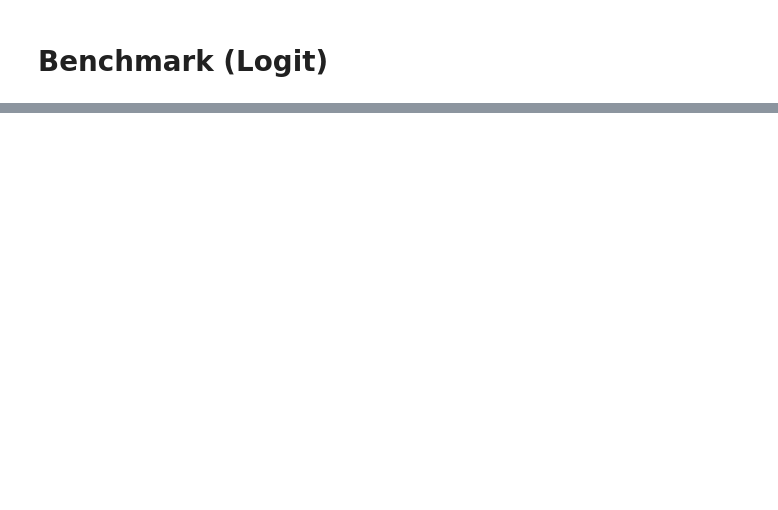
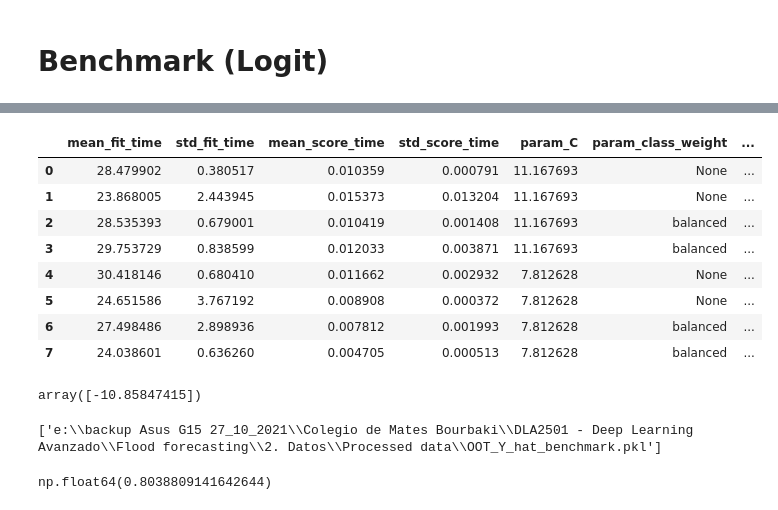
Before and after one commit to gabodabo-uno/DLA2501---Deep-Learning-Avanzado, a Jupyter notebook: Flood forecasting/3. Programas/04_Model_Estimation.ipynb, the cells around one changed output, grey strips where cells are left out. Drawn from its saved outputs; the diff is of its cells as text; code cells hidden in the pictures; blank space fills up the shorter version.

```diff
--- a/Flood forecasting/3. Programas/04_Model_Estimation.ipynb
+++ b/Flood forecasting/3. Programas/04_Model_Estimation.ipynb
@@ -337,0 +478,3 @@ df_ctry_lvl_reescal.sample(5)
+# %%
+X_bench_train = X_bench_train[1_000_000:]
+Y_bench_train = Y_bench_train[1_000_000:]
@@ -337,0 +489,20 @@ df_ctry_lvl_reescal.sample(5)
+# %%
+size_grilla = 2
+
+min_l1_ratio, max_l1_ratio = 0, 1
+min_c, max_c = 0, 20
+dict_params_range = {
+    'l1_ratio'    : [min_l1_ratio, max_l1_ratio],
+    'C'           : [min_c, max_c]
+}
+dict_params_lhs = sudoku_grid(
+    params_dict   = dict_params_range,
+    size_grilla   = size_grilla,
+    must_be_int   = []
+)
+
+# Ad-hoc hyperparametrs
+dict_params_lhs['class_weight'] = [None, 'balanced']
+dict_params_lhs['penalty']      = ['elasticnet']
+dict_params_lhs['solver']       = ['saga']
+dict_params_lhs
@@ -337,0 +523,4 @@ df_ctry_lvl_reescal.sample(5)
+# %%
+simple_model_logit = LogisticRegression(random_state=0)
+simple_model_logit_gs = GridSearchCV(simple_model_logit, dict_params_lhs, cv = 5, n_jobs = -1)
+simple_model_logit_gs.fit(X_bench_train, Y_bench_train.ravel())
@@ -337,0 +535,12 @@ df_ctry_lvl_reescal.sample(5)
+# %%
+pd.DataFrame(simple_model_logit_gs.cv_results_)
+# %% [output]
+|  | mean_fit_time | std_fit_time | mean_score_time | std_score_time | param_C | param_class_weight | ... |
+| 0 | 28.479902 | 0.380517 | 0.010359 | 0.000791 | 11.167693 | None | ... |
+| 1 | 23.868005 | 2.443945 | 0.015373 | 0.013204 | 11.167693 | None | ... |
+| 2 | 28.535393 | 0.679001 | 0.010419 | 0.001408 | 11.167693 | balanced | ... |
+| 3 | 29.753729 | 0.838599 | 0.012033 | 0.003871 | 11.167693 | balanced | ... |
+| 4 | 30.418146 | 0.680410 | 0.011662 | 0.002932 | 7.812628 | None | ... |
+| 5 | 24.651586 | 3.767192 | 0.008908 | 0.000372 | 7.812628 | None | ... |
+| 6 | 27.498486 | 2.898936 | 0.007812 | 0.001993 | 7.812628 | balanced | ... |
+| 7 | 24.038601 | 0.636260 | 0.004705 | 0.000513 | 7.812628 | balanced | ... |
@@ -337,0 +549,4 @@ df_ctry_lvl_reescal.sample(5)
+# %%
+best_benchmark_model.intercept_
+# %% [output]
+array([-10.85847415])
@@ -337,0 +556,8 @@ df_ctry_lvl_reescal.sample(5)
+# %%
+joblib.dump((Y_hat_benchmark_oot), el_path_main / '2. Datos/Processed data/OOT_Y_hat_benchmark.pkl')
+# %% [output]
+['e:\\backup Asus G15 27_10_2021\\Colegio de Mates Bourbaki\\DLA2501 - Deep Learning Avanzado\\Flood forecasting\\2. Datos\\Processed data\\OOT_Y_hat_benchmark.pkl']
+# %%
+mi_gini(Y_bench_oot, Y_hat_benchmark_oot)
+# %% [output]
+np.float64(0.8038809141642644)
```
Also changed, not shown: parts of 46 cells of this notebook, 6 other files.
